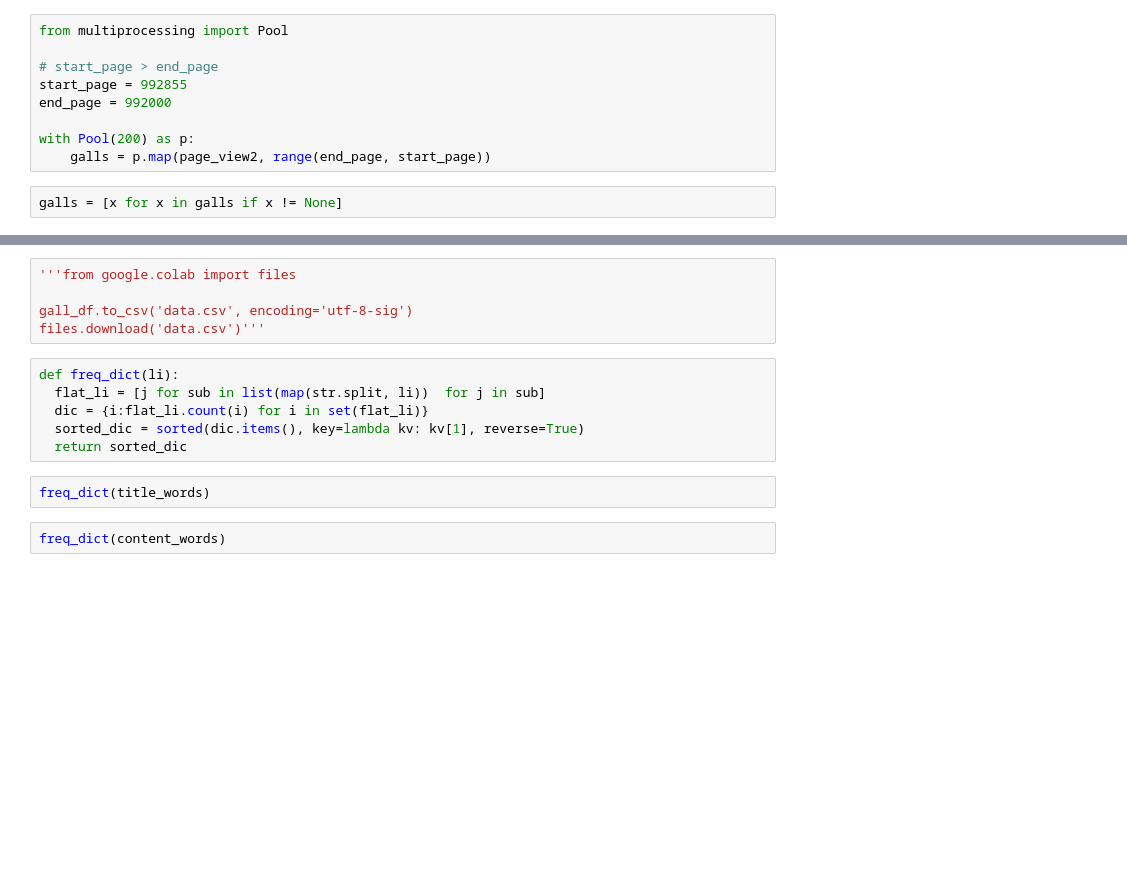
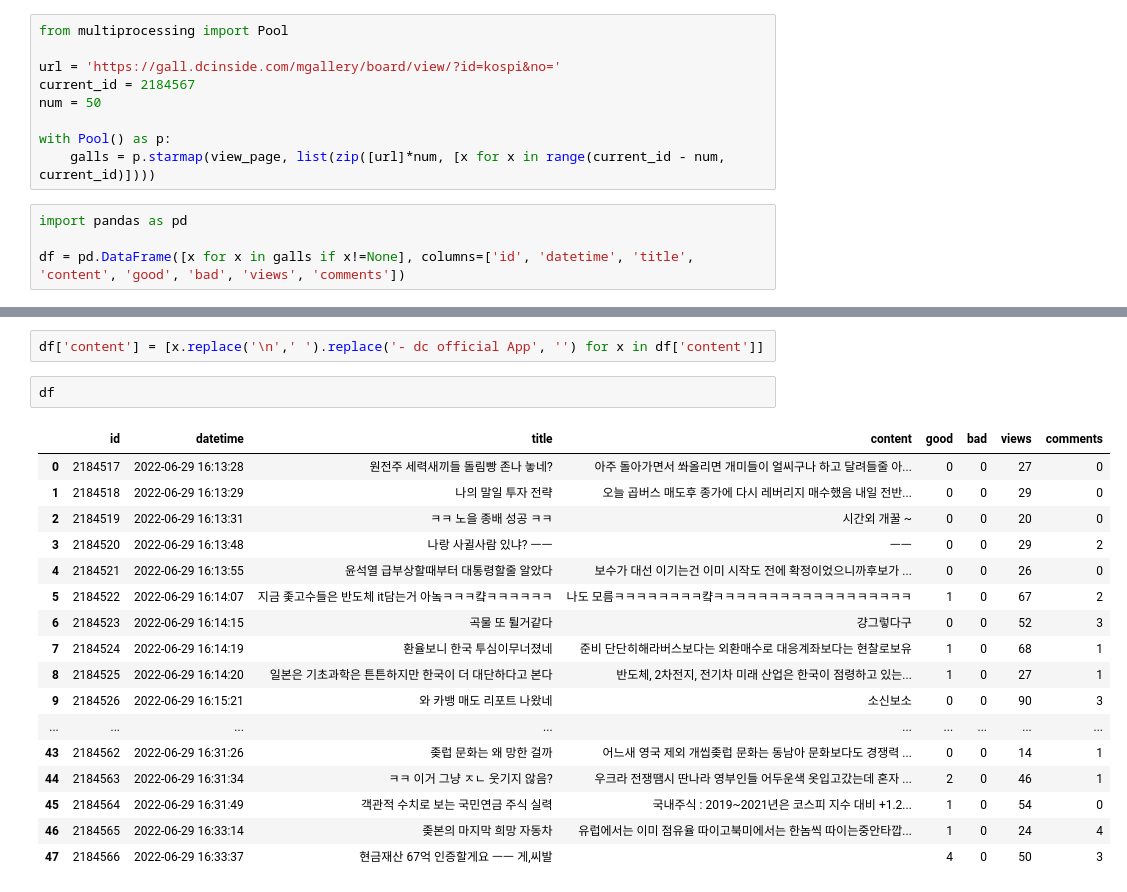
Before and after one commit to yeonghun00/dc, a Jupyter notebook: crawler.ipynb, the cells around one changed output, grey strips where cells are left out. Drawn from its saved outputs; the diff is of its cells as text; blank space fills up the shorter version.

Commit message:
Colaboratory를 통해 생성됨

```diff
--- a/crawler.ipynb
+++ b/crawler.ipynb
@@ -128,11 +32,13 @@ def page_view2(gall_num):
-# %%
-from multiprocessing import Pool
-
-# start_page > end_page
-start_page = 992855
-end_page = 992000
-
-with Pool(200) as p:
-    galls = p.map(page_view2, range(end_page, start_page))
+# %%
+from multiprocessing import Pool
+
+url = 'https://gall.dcinside.com/mgallery/board/view/?id=kospi&no='
+current_id = 2184567
+num = 50
+
+with Pool() as p:
+    galls = p.starmap(view_page, list(zip([url]*num, [x for x in range(current_id - num, current_id)])))
 # %%
-galls = [x for x in galls if x != None]
+import pandas as pd
+
+df = pd.DataFrame([x for x in galls if x!=None], columns=['id', 'datetime', 'title', 'content', 'good', 'bad', 'views', 'comments'])
@@ -184,15 +45,22 @@ content_words = gall_df['content'].values.tolist()
-# %%
-'''from google.colab import files
-
-gall_df.to_csv('data.csv', encoding='utf-8-sig')
-files.download('data.csv')'''
-# %%
-def freq_dict(li):
-  flat_li = [j for sub in list(map(str.split, li))  for j in sub]
-  dic = {i:flat_li.count(i) for i in set(flat_li)}
-  sorted_dic = sorted(dic.items(), key=lambda kv: kv[1], reverse=True)
-  return sorted_dic
-# %%
-freq_dict(title_words)
-# %%
-freq_dict(content_words)
+# %%
+df['content'] = [x.replace('\n',' ').replace('- dc official App', '') for x in df['content']]
+# %%
+df
+# %% [output]
+|  | id | datetime | title | content | good | bad | views | comments |
+| 0 | 2184517 | 2022-06-29 16:13:28 | 원전주 세력새끼들 돌림빵 존나 놓네? | 아주 돌아가면서 쏴올리면 개미들이 얼씨구나 하고 달려들줄 아... | 0 | 0 | 27 | 0 |
+| 1 | 2184518 | 2022-06-29 16:13:29 | 나의 말일 투자 전략 | 오늘 곱버스 매도후 종가에 다시 레버리지 매수했음 내일 전반... | 0 | 0 | 29 | 0 |
+| 2 | 2184519 | 2022-06-29 16:13:31 | ㅋㅋ 노을 종배 성공 ㅋㅋ | 시간외 개꿀 ~ | 0 | 0 | 20 | 0 |
+| 3 | 2184520 | 2022-06-29 16:13:48 | 나랑 사귈사람 있냐? ㅡㅡ | ㅡㅡ | 0 | 0 | 29 | 2 |
+| 4 | 2184521 | 2022-06-29 16:13:55 | 윤석열 급부상할때부터 대통령할줄 알았다 | 보수가 대선 이기는건 이미 시작도 전에 확정이었으니까후보가 ... | 0 | 0 | 26 | 0 |
+| 5 | 2184522 | 2022-06-29 16:14:07 | 지금 좇고수들은 반도체 it담는거 아놐ㅋㅋㅋ컄ㅋㅋㅋㅋㅋㅋ | 나도 모름ㅋㅋㅋㅋㅋㅋㅋㅋ컄ㅋㅋㅋㅋㅋㅋㅋㅋㅋㅋㅋㅋㅋㅋㅋㅋㅋㅋ | 1 | 0 | 67 | 2 |
+| 6 | 2184523 | 2022-06-29 16:14:15 | 곡물 또 튈거같다 | 걍그렇다구 | 0 | 0 | 52 | 3 |
+| 7 | 2184524 | 2022-06-29 16:14:19 | 환율보니 한국 투심이무너졌네 | 준비 단단히해라버스보다는 외환매수로 대응계좌보다는 현찰로보유 | 1 | 0 | 68 | 1 |
+| 8 | 2184525 | 2022-06-29 16:14:20 | 일본은 기초과학은 튼튼하지만 한국이 더 대단하다고 본다 | 반도체, 2차전지, 전기차 미래 산업은 한국이 점령하고 있는... | 1 | 0 | 27 | 1 |
+| 9 | 2184526 | 2022-06-29 16:15:21 | 와 카뱅 매도 리포트 나왔네 | 소신보소 | 0 | 0 | 90 | 3 |
+| ... | ... | ... | ... | ... | ... | ... | ... | ... |
+| 43 | 2184562 | 2022-06-29 16:31:26 | 좆럽 문화는 왜 망한 걸까 | 어느새 영국 제외 개씹좆럽 문화는 동남아 문화보다도 경쟁력 ... | 0 | 0 | 14 | 1 |
+| 44 | 2184563 | 2022-06-29 16:31:34 | ㅋㅋ 이거 그냥 ㅈㄴ 웃기지 않음? | 우크라 전쟁땜시 딴나라 영부인들 어두운색 옷입고갔는데 혼자 ... | 2 | 0 | 46 | 1 |
+| 45 | 2184564 | 2022-06-29 16:31:49 | 객관적 수치로 보는 국민연금 주식 실력 | 국내주식 : 2019~2021년은 코스피 지수 대비 +1.2... | 1 | 0 | 54 | 0 |
+| 46 | 2184565 | 2022-06-29 16:33:14 | 좆본의 마지막 희망 자동차 | 유럽에서는 이미 점유율 따이고북미에서는 한놈씩 따이는중안타깝... | 1 | 0 | 24 | 4 |
+| 47 | 2184566 | 2022-06-29 16:33:37 | 현금재산 67억 인증할게요 ㅡㅡ 게,씨발 |  | 4 | 0 | 50 | 3 |
```
Also changed, not shown: parts of 12 cells of this notebook.
